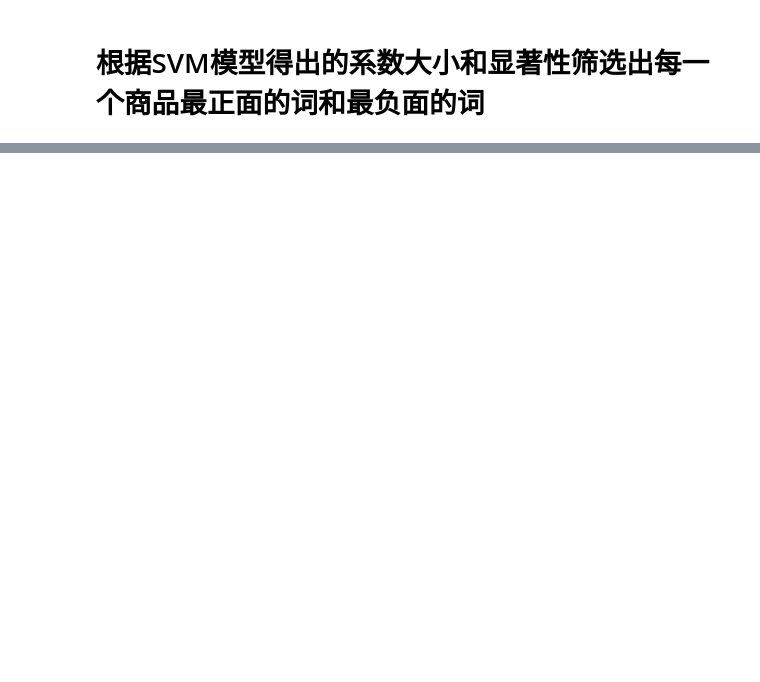
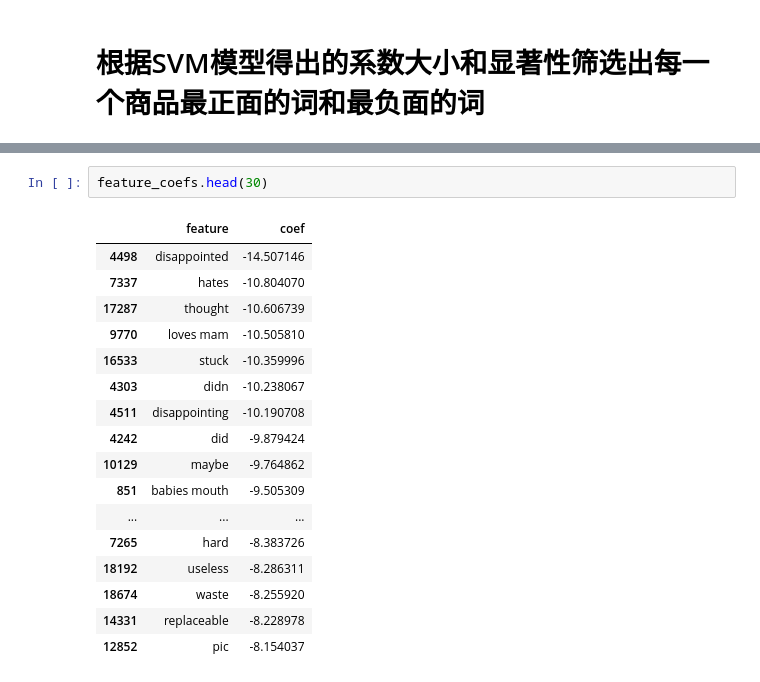
Before and after one commit to 2021-MCM/2020C, a Jupyter notebook: Requirement1/code/Untitled.ipynb, the cells around one changed output, grey strips where cells are left out. Drawn from its saved outputs; the diff is of its cells as text; blank space fills up the shorter version.

```diff
--- a/Requirement1/code/Untitled.ipynb
+++ b/Requirement1/code/Untitled.ipynb
@@ -602,0 +596,20 @@ feature_coefs.tail(30)
+# %%
+feature_coefs.head(30)
+# %% [output]
+|  | feature | coef |
+| 4498 | disappointed | -14.507146 |
+| 7337 | hates | -10.804070 |
+| 17287 | thought | -10.606739 |
+| 9770 | loves mam | -10.505810 |
+| 16533 | stuck | -10.359996 |
+| 4303 | didn | -10.238067 |
+| 4511 | disappointing | -10.190708 |
+| 4242 | did | -9.879424 |
+| 10129 | maybe | -9.764862 |
+| 851 | babies mouth | -9.505309 |
+| ... | ... | ... |
+| 7265 | hard | -8.383726 |
+| 18192 | useless | -8.286311 |
+| 18674 | waste | -8.255920 |
+| 14331 | replaceable | -8.228978 |
+| 12852 | pic | -8.154037 |
```
Also changed, not shown: parts of 24 cells of this notebook, 37 other files.
